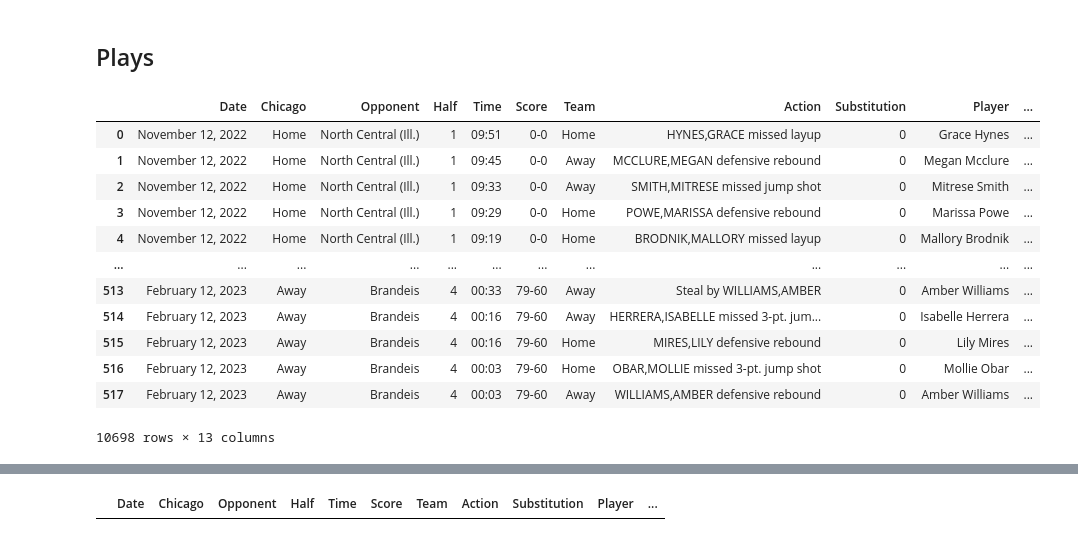
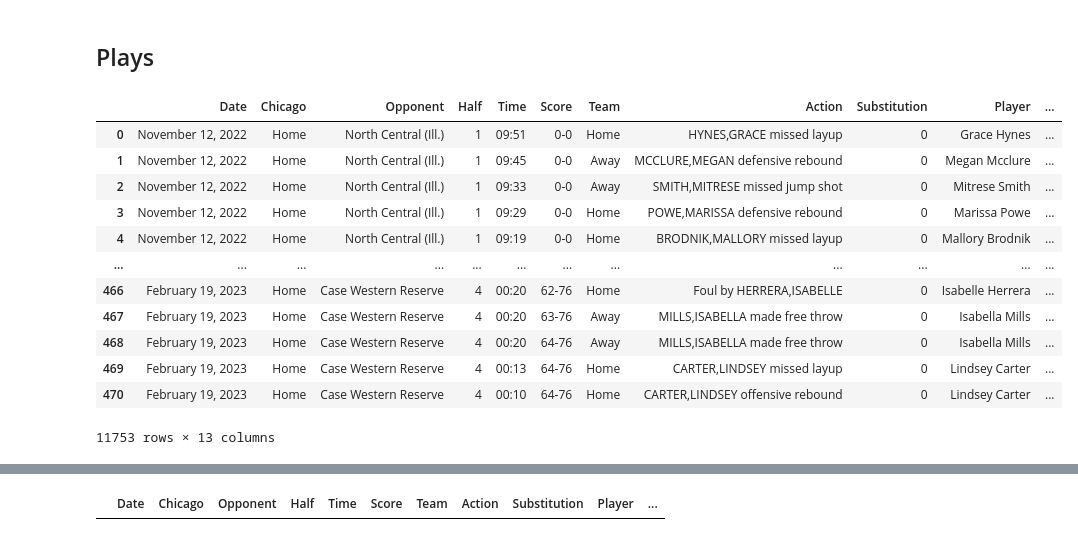
Before and after one commit to jeremydumalig/Chicago-Analytics, a Jupyter notebook: UAA Game Scraper (Reports).ipynb, the cells around one changed output, grey strips where cells are left out. Drawn from its saved outputs; the diff is of its cells as text; code cells hidden in the pictures.

```diff
--- a/UAA Game Scraper (Reports).ipynb
+++ b/UAA Game Scraper (Reports).ipynb
@@ -229,6 +241,18 @@ def uaa_pbp(d, url, chicago, opponent):
         game = pd.DataFrame(first_half + second_half + third_quarter + fourth_quarter,
                             columns = ['Date', 'Chicago', 'Opponent', 'Half', 'Time', 'Score',
                                        'Team', 'Action', 'Substitution', 'Player'])
+    elif len(half) == 5:
+        third = half[2].find_all('tr', {'class' : 'row'})
+        fourth = half[3].find_all('tr', {'class' : 'row'})
+        ot = half[4].find_all('tr', {'class' : 'row'})
+
+        third_quarter = [[date, chicago, opponent] + clean_row(r, chicago, 3) for r in third]
+        fourth_quarter = [[date, chicago, opponent] + clean_row(r, chicago, 4) for r in fourth]
+        overtime = [[date, chicago, opponent] + clean_row(r, chicago, 5) for r in ot]
+
+        game = pd.DataFrame(first_half + second_half + third_quarter + fourth_quarter + overtime,
+                            columns = ['Date', 'Chicago', 'Opponent', 'Half', 'Time', 'Score',
+                                       'Team', 'Action', 'Substitution', 'Player'])
     else:
         game = pd.DataFrame(first_half + second_half,
                             columns = ['Date', 'Chicago', 'Opponent', 'Half', 'Time', 'Score',
@@ -383,8 +407,9 @@ def time_to_seconds(time):
 # %% [markdown]
 ## Overview
 # %%
-away_or_home = "Away"
-url = "https://athletics.uchicago.edu/sports/wbkb/2022-23/boxscores/20230212_kr26.xml?view=plays"
+away_or_home = "Home"
+women = False
+url = "https://athletics.uchicago.edu/sports/mbkb/2022-23/boxscores/20230219_80ay.xml?view=plays"
 
 df = single_scraper(url)
 # %% [output]
@@ -455,40 +470,40 @@ game = df[0]
 current = 1
 quarters = [1]
 for i in range(1, len(game)):
     if time_to_seconds(game.Time.values[i]) > time_to_seconds(game.Time.values[i-1]):
         current += 1
     quarters.append(current)
 
 game['Half'] = quarters
 
 season_plays = pd.read_csv("w_season_plays23.csv").iloc[:, 1:]
-season_plays = season_plays[(season_plays.Game != 22)]
+# season_plays = season_plays[(season_plays.Game == 23)]
 season_plays = pd.concat([season_plays, game])
 
 current = 1
 games = [1]
 for i in range(1, len(season_plays)):
     if season_plays.Date.values[i] != season_plays.Date.values[i-1]:
         current +=1
     games.append(current)
 
 season_plays['Game'] = games
 
 season_plays
 # %% [output]
 |  | Date | Chicago | Opponent | Half | Time | Score | Team | Action | Substitution | Player | ... |
 | 0 | November 12, 2022 | Home | North Central (Ill.) | 1 | 09:51 | 0-0 | Home | HYNES,GRACE missed layup | 0 | Grace Hynes | ... |
 | 1 | November 12, 2022 | Home | North Central (Ill.) | 1 | 09:45 | 0-0 | Away | MCCLURE,MEGAN defensive rebound | 0 | Megan Mcclure | ... |
 | 2 | November 12, 2022 | Home | North Central (Ill.) | 1 | 09:33 | 0-0 | Away | SMITH,MITRESE missed jump shot | 0 | Mitrese Smith | ... |
 | 3 | November 12, 2022 | Home | North Central (Ill.) | 1 | 09:29 | 0-0 | Home | POWE,MARISSA defensive rebound | 0 | Marissa Powe | ... |
 | 4 | November 12, 2022 | Home | North Central (Ill.) | 1 | 09:19 | 0-0 | Home | BRODNIK,MALLORY missed layup | 0 | Mallory Brodnik | ... |
 | ... | ... | ... | ... | ... | ... | ... | ... | ... | ... | ... | ... |
-| 513 | February 12, 2023 | Away | Brandeis | 4 | 00:33 | 79-60 | Away | Steal by WILLIAMS,AMBER | 0 | Amber Williams | ... |
-| 514 | February 12, 2023 | Away | Brandeis | 4 | 00:16 | 79-60 | Away | HERRERA,ISABELLE missed 3-pt. jum... | 0 | Isabelle Herrera | ... |
-| 515 | February 12, 2023 | Away | Brandeis | 4 | 00:16 | 79-60 | Home | MIRES,LILY defensive rebound | 0 | Lily Mires | ... |
-| 516 | February 12, 2023 | Away | Brandeis | 4 | 00:03 | 79-60 | Home | OBAR,MOLLIE missed 3-pt. jump shot | 0 | Mollie Obar | ... |
-| 517 | February 12, 2023 | Away | Brandeis | 4 | 00:03 | 79-60 | Away | WILLIAMS,AMBER defensive rebound | 0 | Amber Williams | ... |
+| 466 | February 19, 2023 | Home | Case Western Reserve | 4 | 00:20 | 62-76 | Home | Foul by HERRERA,ISABELLE | 0 | Isabelle Herrera | ... |
+| 467 | February 19, 2023 | Home | Case Western Reserve | 4 | 00:20 | 63-76 | Away | MILLS,ISABELLA made free throw | 0 | Isabella Mills | ... |
+| 468 | February 19, 2023 | Home | Case Western Reserve | 4 | 00:20 | 64-76 | Away | MILLS,ISABELLA made free throw | 0 | Isabella Mills | ... |
+| 469 | February 19, 2023 | Home | Case Western Reserve | 4 | 00:13 | 64-76 | Home | CARTER,LINDSEY missed layup | 0 | Lindsey Carter | ... |
+| 470 | February 19, 2023 | Home | Case Western Reserve | 4 | 00:10 | 64-76 | Home | CARTER,LINDSEY offensive rebound | 0 | Lindsey Carter | ... |
-10698 rows × 13 columns
+11753 rows × 13 columns
 # %%
 season_plays.to_csv("w_season_plays23.csv")
 # %%
```
Also changed, not shown: parts of 6 cells of this notebook, 32 other files.
